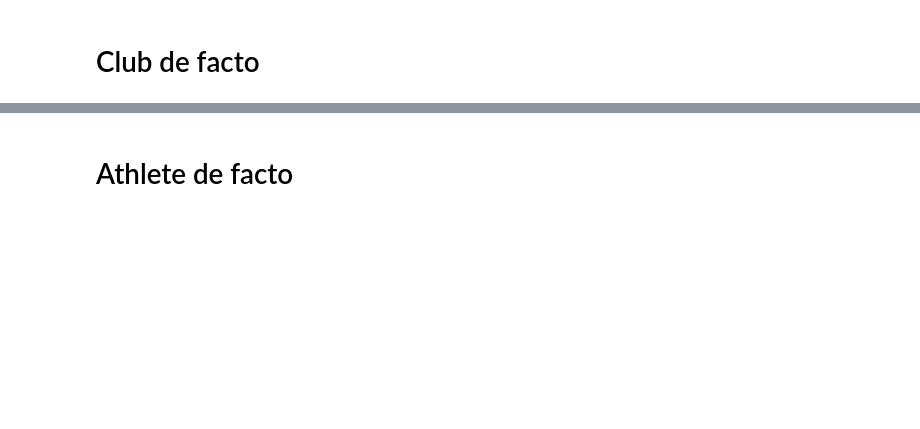
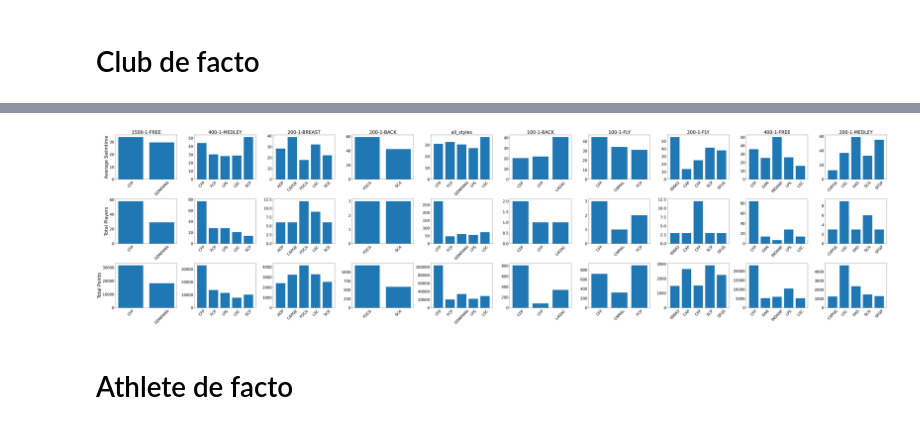
Before and after one commit to ruipedro16/TABD, a Jupyter notebook: playing_around.ipynb, the cells around one changed output, grey strips where cells are left out. Cells and saved outputs as stored; diff of their text form; code cells hidden in the pictures; blank space fills up the shorter version.

Commit message:
updated report and python plots

```diff
--- a/playing_around.ipynb
+++ b/playing_around.ipynb
@@ -243,3 +266,55 @@ plt.show()
+# %%
+df = pd.DataFrame(results)
+# %%
+df = df.sort_values(["SwimStyle", "Total Points"], ascending=False).groupby(["SwimStyle"]).head(6)
+# %%
+df_p = df.pivot_table(
+    values=['Average Swimtime', 'Total Points', 'Total Players'],
+    index='Team',
+    columns='SwimStyle',
+    aggfunc=np.mean,
+    fill_value="drop_this"
+)
+# %%
+# shuffle swimstyles and only select 10 of them
+swimstyles = list(df_p.columns.levels[1])
+stats = list(df_p.columns.levels[0])
+
+random.shuffle(swimstyles)
+swimstyles = swimstyles[:10]
+df_p.drop(index="all_clubs", inplace=True)
+# %%
+fig, ax = plt.subplots(len(stats), len(swimstyles), figsize=(60, 15), dpi=150)
+
+ax = ax.ravel()
+
+i = 0
+for stat in stats:
+
+    for swimstyle in swimstyles:
+
+        ds = df_p[stat][swimstyle][df_p[stat][swimstyle] != "drop_this"]
+
+        ax[i].bar(x=ds.index, height=ds)
+
+        if i % len(swimstyles) == 0:
+            ax[i].set_ylabel(stat, size=25)
+        if i < len(swimstyles):
+            ax[i].set_title(swimstyle, size=25)
+
+        ax[i].tick_params(axis='both', labelsize=20)
+        ax[i].tick_params(axis='x', labelrotation=45)
+        #ax[i].set_xticks(rotation=90)
+
+        i+=1
+
+
+
+plt.tight_layout()
+plt.savefig("stats_clubs_swim.pdf", dpi=200)
+plt.show()
+# %% [output]
+[figure, added]
 # %% [markdown]
 # Athlete de facto
 # %%
```
Also changed, not shown: parts of 10 cells of this notebook, 9 other files.
